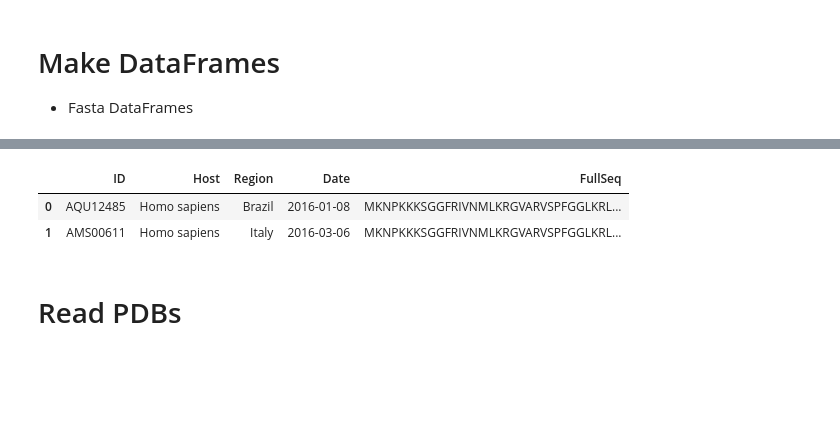
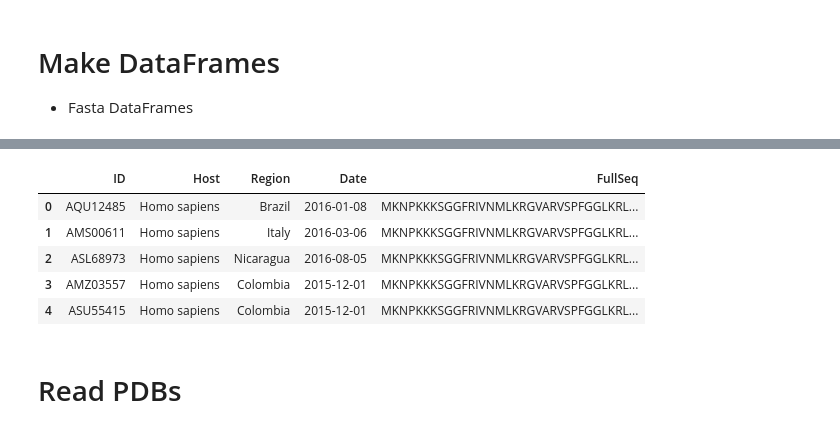
Before and after one commit to bombermal/Proj_BSc_Zika-Analysis-2, a Jupyter notebook: Second approach.ipynb, the cells around one changed output, grey strips where cells are left out. Drawn from its saved outputs; the diff is of its cells as text; code cells hidden in the pictures; blank space fills up the shorter version.

```diff
--- a/Second approach.ipynb
+++ b/Second approach.ipynb
@@ -38,9 +37,12 @@ Wall time: 1.81 s
 # %%
-fastaProDF.head(2)
+fastaProDF.head()
 # %% [output]
 |  | ID | Host | Region | Date | FullSeq |
 | 0 | AQU12485 | Homo sapiens | Brazil | 2016-01-08 | MKNPKKKSGGFRIVNMLKRGVARVSPFGGLKRL... |
 | 1 | AMS00611 | Homo sapiens | Italy | 2016-03-06 | MKNPKKKSGGFRIVNMLKRGVARVSPFGGLKRL... |
+| 2 | ASL68973 | Homo sapiens | Nicaragua | 2016-08-05 | MKNPKKKSGGFRIVNMLKRGVARVSPFGGLKRL... |
+| 3 | AMZ03557 | Homo sapiens | Colombia | 2015-12-01 | MKNPKKKSGGFRIVNMLKRGVARVSPFGGLKRL... |
+| 4 | ASU55415 | Homo sapiens | Colombia | 2015-12-01 | MKNPKKKSGGFRIVNMLKRGVARVSPFGGLKRL... |
 # %% [markdown]
 # Read PDBs
 # %%
```
Also changed, not shown: parts of 20 cells of this notebook, 5 other files.
